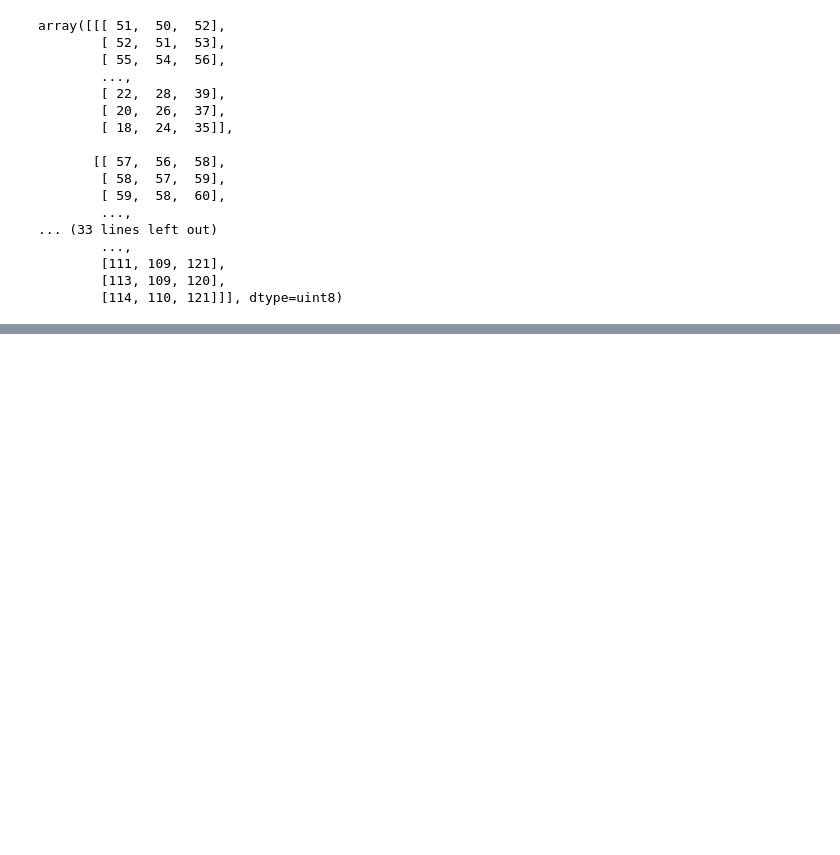
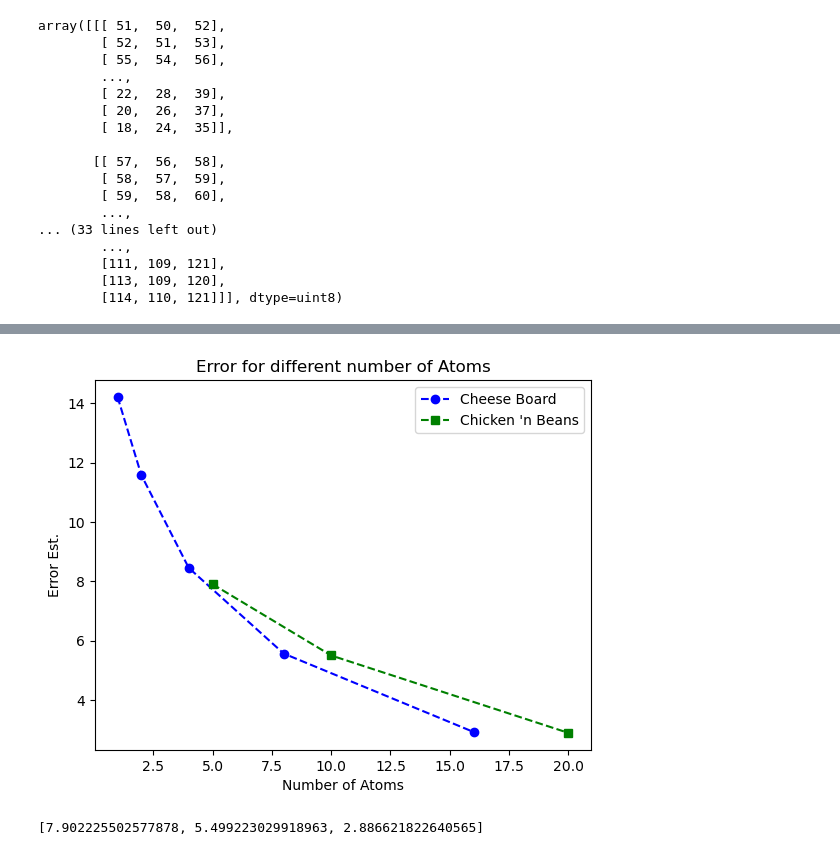
Before and after one commit to rainonej/Sparse-Dictionary-Learning, a Jupyter notebook: Tests.ipynb, the cells around one changed output, grey strips where cells are left out. Drawn from its saved outputs; the diff is of its cells as text; code cells hidden in the pictures; blank space fills up the shorter version.

```diff
--- a/Tests.ipynb
+++ b/Tests.ipynb
@@ -107,8 +107,8 @@ plt.show()
 # %%
 paths = ['Compressed Images/chicken_n_beans.jpg']
 new_path = 'Reconstructed Images/chicken_n_beansL'
-N = 512
-K = 256
+N = 256
+K = 128
 I = 1
 percent= .2
 min_count = 1
@@ -117,7 +117,7 @@ patch_shape = np.array([8,8])
 sam = Sampler(paths = paths, patch_shape = patch_shape, num_samples = N)
 
 dictionaries = []
-Ls = # Depends on what I see, but probably [2, 8, 10, 16]? [1, 2, 4, 8, 16]
+Ls = [5,10,20] # Depends on what I see, but probably [2, 8, 10, 16]? [1, 2, 4, 8, 16]
 for L in Ls:
     learner = DictionaryLearner(L=L, K=K, sampler=sam, algo = 'OMP')
     D = learner.sparse_dictionary_learning(iters = I, output = True)
@@ -127,3 +127,22 @@ for L in Ls:
 
 with open('Graphs/chicken_n_beans.pkl', 'wb') as f:
     pickle.dump(dictionaries, f)
+# %%
+xs2 = Ls
+ys2 = [ error for L, dic, error in dictionaries]
+
+
+plt.plot(xs, ys, linestyle='--', marker='o', color='blue', label = 'Cheese Board')
+plt.plot(xs2, ys2, linestyle='--', marker='s', color='green', label = "Chicken 'n Beans")
+plt.xlabel('Number of Atoms')
+plt.ylabel('Error Est.')
+plt.title('Error for different number of Atoms')
+plt.legend()
+plt.savefig('Graphs/Error_Est_for_L.png')
+plt.show()
+# %% [output]
+[figure, added]
+# %%
+ys2
+# %% [output]
+[7.902225502577878, 5.499223029918963, 2.886621822640565]
```
Also changed, not shown: parts of 2 cells of this notebook, 5 other files.
